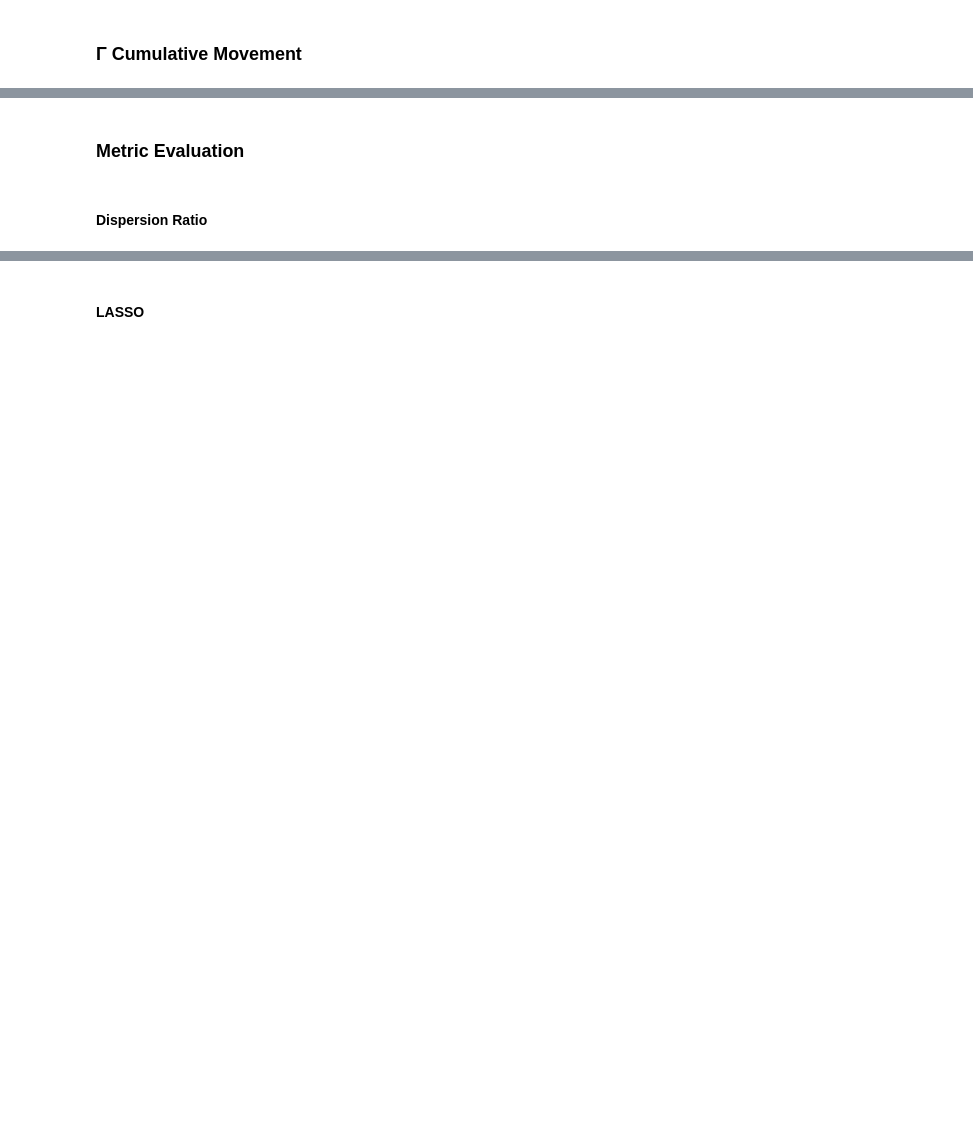
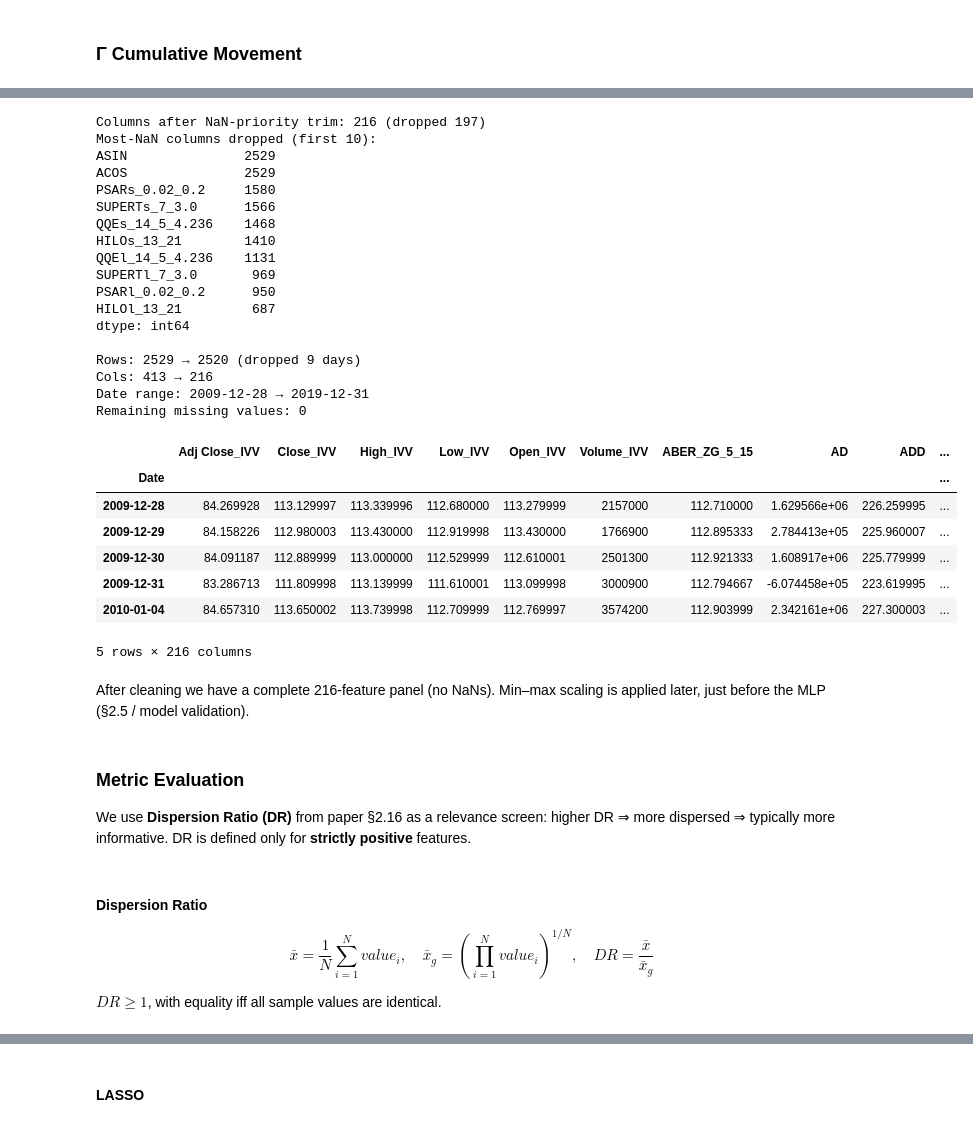
Before and after one commit to saobangmath/MscFE, a Jupyter notebook: FinancialData/project.ipynb, the cells around one changed output, grey strips where cells are left out. Cells and saved outputs as stored; diff of their text form; code cells hidden in the pictures; blank space fills up the shorter version.

```diff
--- a/FinancialData/project.ipynb
+++ b/FinancialData/project.ipynb
@@ -109,4 +186,67 @@ As could be seen, this Cumulative Movement plot resembles the graph in figure 3
+# %%
+TARGET_COLS = 216
+
+rows_before = len(df)
+cols_before = df.shape[1]
+
+# Drop columns with the most NaNs first until 216 remain
+nan_counts = df.isna().sum().sort_values(ascending=False)
+n_drop = max(0, df.shape[1] - TARGET_COLS)
+cols_dropped_for_nan = nan_counts.index[:n_drop].tolist()
+df = df.drop(columns=cols_dropped_for_nan)
+
+print(f"Columns after NaN-priority trim: {df.shape[1]} (dropped {len(cols_dropped_for_nan)})")
+print("Most-NaN columns dropped (first 10):")
+print(nan_counts.head(10))
+
+# Paper §2.6: drop days with any remaining missing values
+df = df.dropna(how="any").copy()
+
+print(f"\nRows: {rows_before} → {len(df)} (dropped {rows_before - len(df)} days)")
+print(f"Cols: {cols_before} → {df.shape[1]}")
+print(f"Date range: {df.index.min().date()} → {df.index.max().date()}")
+print(f"Remaining missing values: {int(df.isna().sum().sum())}")
+df.head()
+# %% [output]
+Columns after NaN-priority trim: 216 (dropped 197)
+Most-NaN columns dropped (first 10):
+ASIN               2529
+ACOS               2529
+PSARs_0.02_0.2     1580
+SUPERTs_7_3.0      1566
+QQEs_14_5_4.236    1468
+HILOs_13_21        1410
+QQEl_14_5_4.236    1131
+SUPERTl_7_3.0       969
+PSARl_0.02_0.2      950
+HILOl_13_21         687
+dtype: int64
+
+Rows: 2529 → 2520 (dropped 9 days)
+Cols: 413 → 216
+Date range: 2009-12-28 → 2019-12-31
+Remaining missing values: 0
+|  | Adj Close_IVV | Close_IVV | High_IVV | Low_IVV | Open_IVV | Volume_IVV | ABER_ZG_5_15 | AD | ADD | ... |
+| Date |  |  |  |  |  |  |  |  |  | ... |
+| 2009-12-28 | 84.269928 | 113.129997 | 113.339996 | 112.680000 | 113.279999 | 2157000 | 112.710000 | 1.629566e+06 | 226.259995 | ... |
+| 2009-12-29 | 84.158226 | 112.980003 | 113.430000 | 112.919998 | 113.430000 | 1766900 | 112.895333 | 2.784413e+05 | 225.960007 | ... |
+| 2009-12-30 | 84.091187 | 112.889999 | 113.000000 | 112.529999 | 112.610001 | 2501300 | 112.921333 | 1.608917e+06 | 225.779999 | ... |
+| 2009-12-31 | 83.286713 | 111.809998 | 113.139999 | 111.610001 | 113.099998 | 3000900 | 112.794667 | -6.074458e+05 | 223.619995 | ... |
+| 2010-01-04 | 84.657310 | 113.650002 | 113.739998 | 112.709999 | 112.769997 | 3574200 | 112.903999 | 2.342161e+06 | 227.300003 | ... |
+5 rows × 216 columns
+# %% [markdown]
+After cleaning we have a complete 216-feature panel (no NaNs). Min–max scaling is applied later, just before the MLP (§2.5 / model validation).
 # %% [markdown]
 ### Metric Evaluation
+
+We use **Dispersion Ratio (DR)** from paper §2.16 as a relevance screen: higher DR ⇒ more dispersed ⇒ typically more informative. DR is defined only for **strictly positive** features.
 # %% [markdown]
 #### Dispersion Ratio
+
+$$
+\bar{x} = \frac{1}{N}\sum_{i=1}^{N} value_i, \quad
+\bar{x}_g = \left(\prod_{i=1}^{N} value_i\right)^{1/N}, \quad
+DR = \frac{\bar{x}}{\bar{x}_g}
+$$
+
+$DR \ge 1$, with equality iff all sample values are identical.
```
Also changed, not shown: parts of 29 cells of this notebook, 3 other files.
